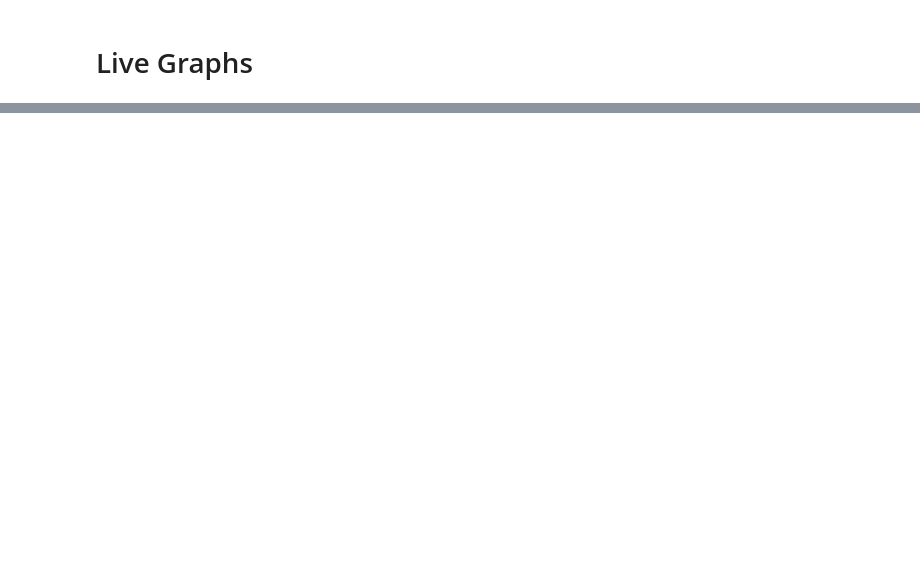
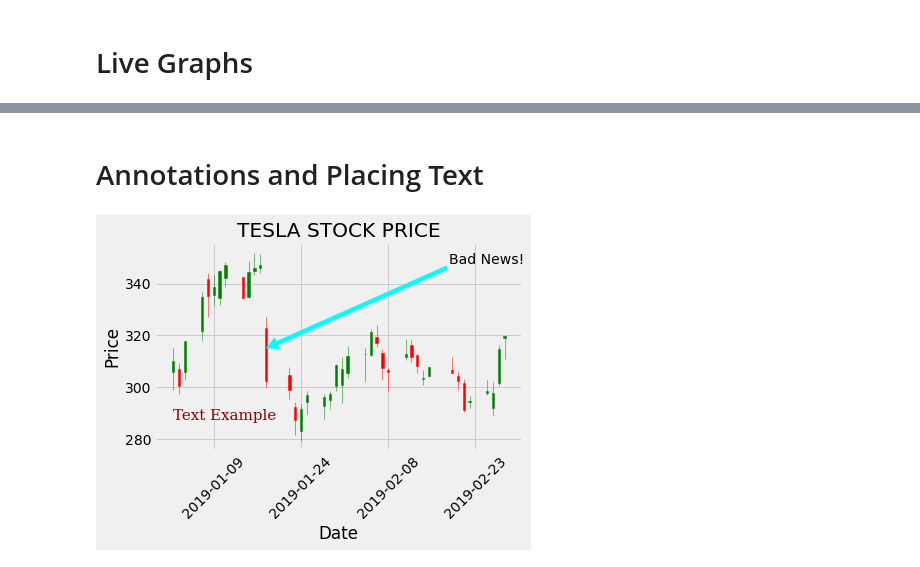
Before and after one commit to hasanarcas/Random-ML-DL-, a Jupyter notebook: Matplotlib-Course/charts.ipynb, the cells around one changed output, grey strips where cells are left out. Saved outputs shown, nothing was run; the diff lists cells and outputs as text; code cells hidden in the pictures; blank space fills up the shorter version.

```diff
--- a/Matplotlib-Course/charts.ipynb
+++ b/Matplotlib-Course/charts.ipynb
@@ -294,0 +292,37 @@ plt.show()
+# %% [markdown]
+# Annotations and Placing Text
+# %%
+df = pd.read_csv('TSLA.csv')
+df['Date'] = pd.to_datetime(df['Date'])
+df = df[(df.Date > pd.to_datetime('2019-01-01')) & (df.Date < pd.to_datetime('2019-03-01'))]
+df.Date = mdates.date2num(df.Date)
+
+style.use('fivethirtyeight')
+
+ax2 = plt.subplot2grid((1,1), (0,0))
+candlestick_ohlc(ax2, df.values, width=0.4, colorup='g', colordown='r')
+
+for label in ax2.xaxis.get_ticklabels():
+    label.set_rotation(45)
+
+ax2.xaxis.set_major_formatter(mdates.DateFormatter('%Y-%m-%d'))
+ax2.xaxis.set_major_locator(mticker.MaxNLocator(6))
+ax2.grid(True)
+
+ax2.annotate("Bad News!", (df.Date.iloc[12], df.High.iloc[0]),
+            xytext=(0.8, 0.9), textcoords='axes fraction',
+            arrowprops= dict(color='cyan'))
+
+font_dict = {'family':'serif',
+             'color':'darkred',
+             'size':15}
+ax2.text(df.Date.iloc[0], df.Close.iloc[14], "Text Example", fontdict=font_dict)
+
+plt.xlabel('Date')
+plt.ylabel('Price')
+plt.title('TESLA STOCK PRICE')
+# plt.legend()
+plt.subplots_adjust(left=0.09, bottom=0.18, right=0.94, top=0.9, wspace=0.2, hspace=0)
+plt.show()
+# %% [output]
+[figure, added]
```
Also changed, not shown: parts of 14 cells of this notebook.
